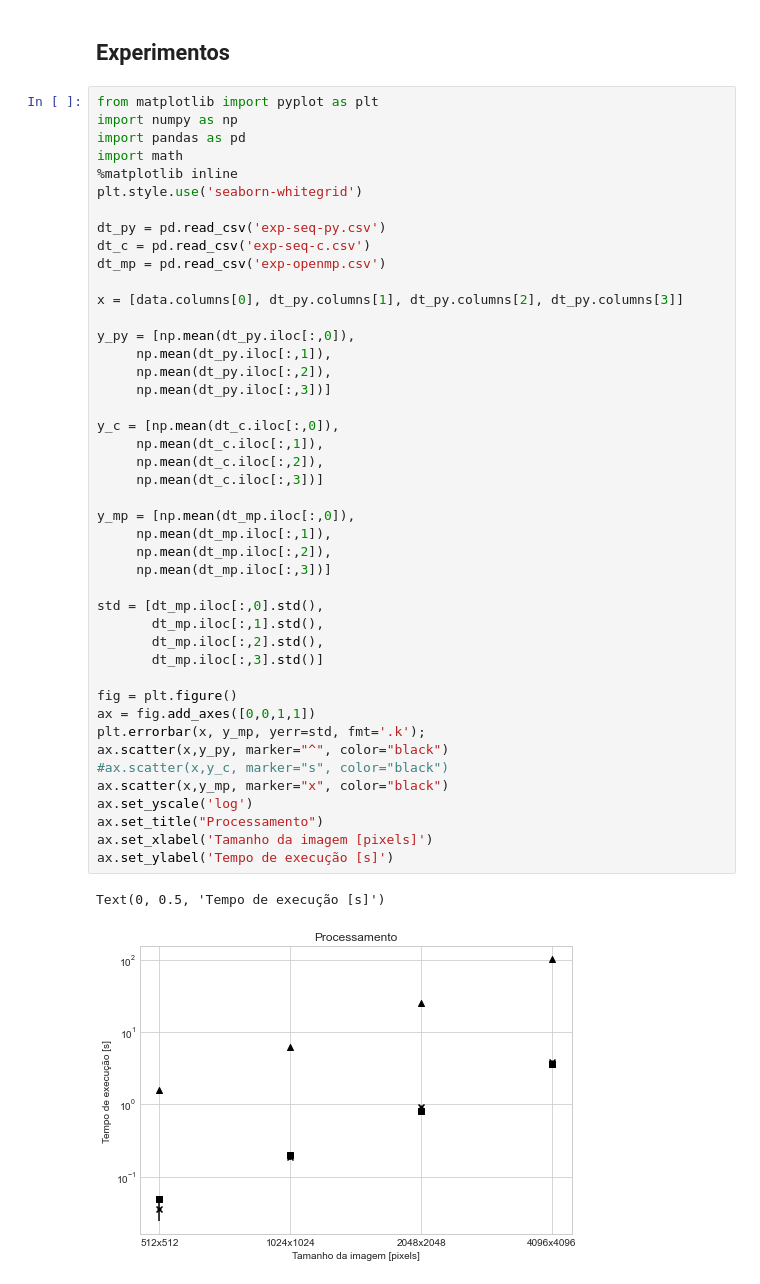
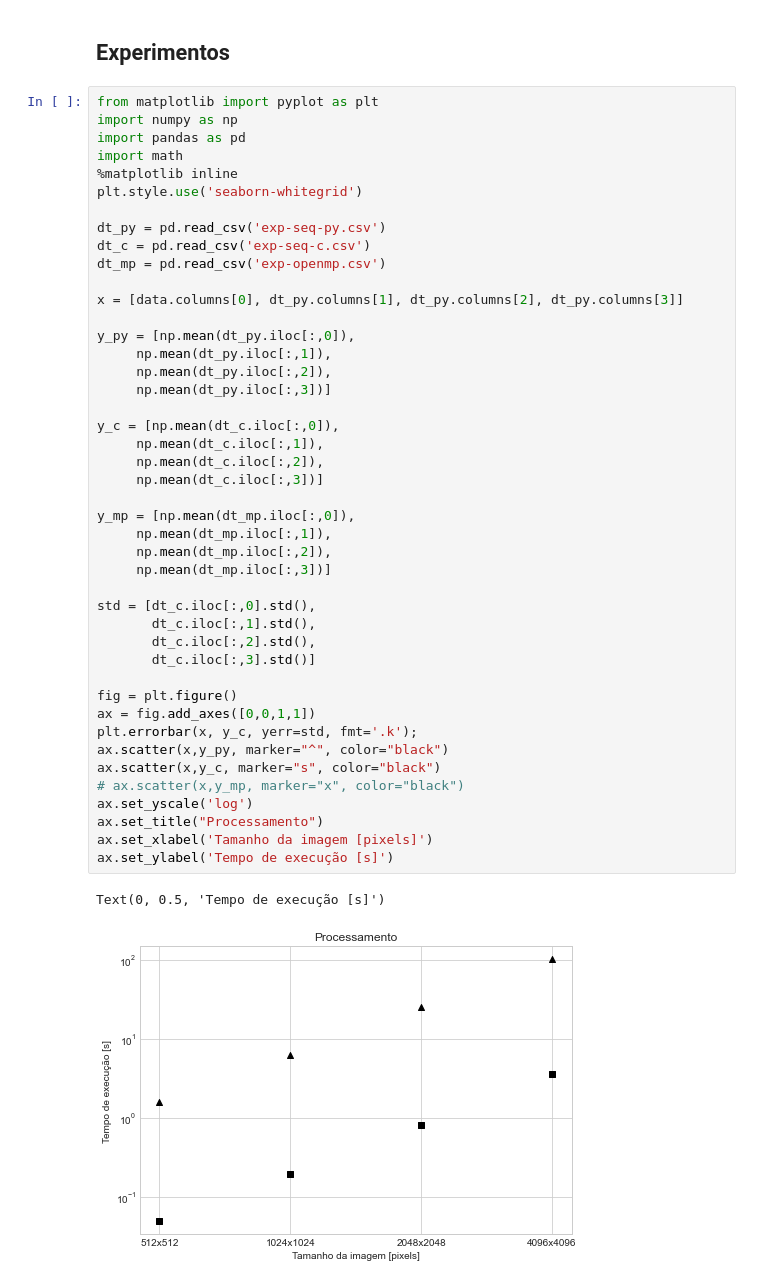
Before and after one commit to breurlucas/mandelbrot, a Jupyter notebook: notebook.ipynb, the cells around one changed output. Cells and saved outputs as stored; diff of their text form.

```diff
--- a/notebook.ipynb
+++ b/notebook.ipynb
@@ -127,38 +127,38 @@ dt_py = pd.read_csv('exp-seq-py.csv')
 dt_c = pd.read_csv('exp-seq-c.csv')
 dt_mp = pd.read_csv('exp-openmp.csv')
 
 x = [data.columns[0], dt_py.columns[1], dt_py.columns[2], dt_py.columns[3]]
 
 y_py = [np.mean(dt_py.iloc[:,0]),
      np.mean(dt_py.iloc[:,1]),
      np.mean(dt_py.iloc[:,2]),
      np.mean(dt_py.iloc[:,3])]
 
 y_c = [np.mean(dt_c.iloc[:,0]),
      np.mean(dt_c.iloc[:,1]),
      np.mean(dt_c.iloc[:,2]),
      np.mean(dt_c.iloc[:,3])]
 
 y_mp = [np.mean(dt_mp.iloc[:,0]),
      np.mean(dt_mp.iloc[:,1]),
      np.mean(dt_mp.iloc[:,2]),
      np.mean(dt_mp.iloc[:,3])]
 
-std = [dt_mp.iloc[:,0].std(),
-       dt_mp.iloc[:,1].std(),
-       dt_mp.iloc[:,2].std(),
-       dt_mp.iloc[:,3].std()]
+std = [dt_c.iloc[:,0].std(),
+       dt_c.iloc[:,1].std(),
+       dt_c.iloc[:,2].std(),
+       dt_c.iloc[:,3].std()]
 
 fig = plt.figure()
 ax = fig.add_axes([0,0,1,1])
-plt.errorbar(x, y_mp, yerr=std, fmt='.k');
+plt.errorbar(x, y_c, yerr=std, fmt='.k');
 ax.scatter(x,y_py, marker="^", color="black")
-#ax.scatter(x,y_c, marker="s", color="black")
-ax.scatter(x,y_mp, marker="x", color="black")
+ax.scatter(x,y_c, marker="s", color="black")
+# ax.scatter(x,y_mp, marker="x", color="black")
 ax.set_yscale('log')
 ax.set_title("Processamento")
 ax.set_xlabel('Tamanho da imagem [pixels]')
 ax.set_ylabel('Tempo de execução [s]')
 # %% [output]
 Text(0, 0.5, 'Tempo de execução [s]')
-[figure, old version]
+[figure, new version]
```
